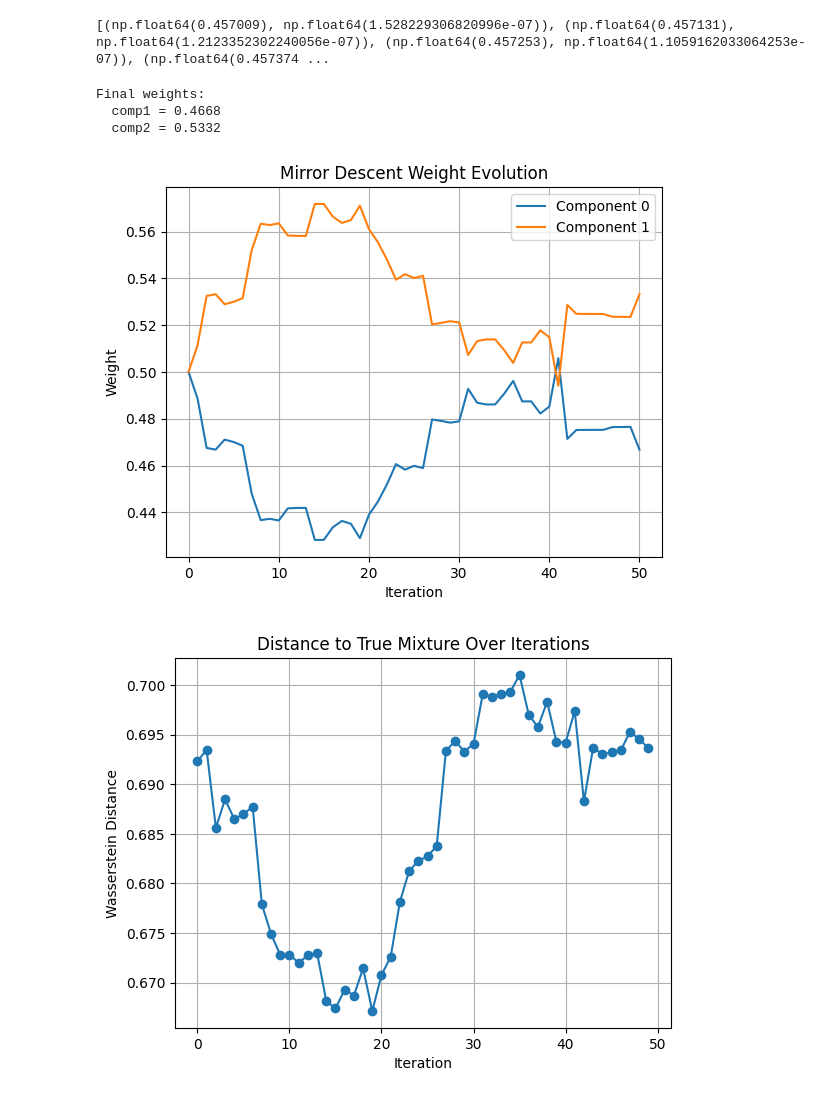
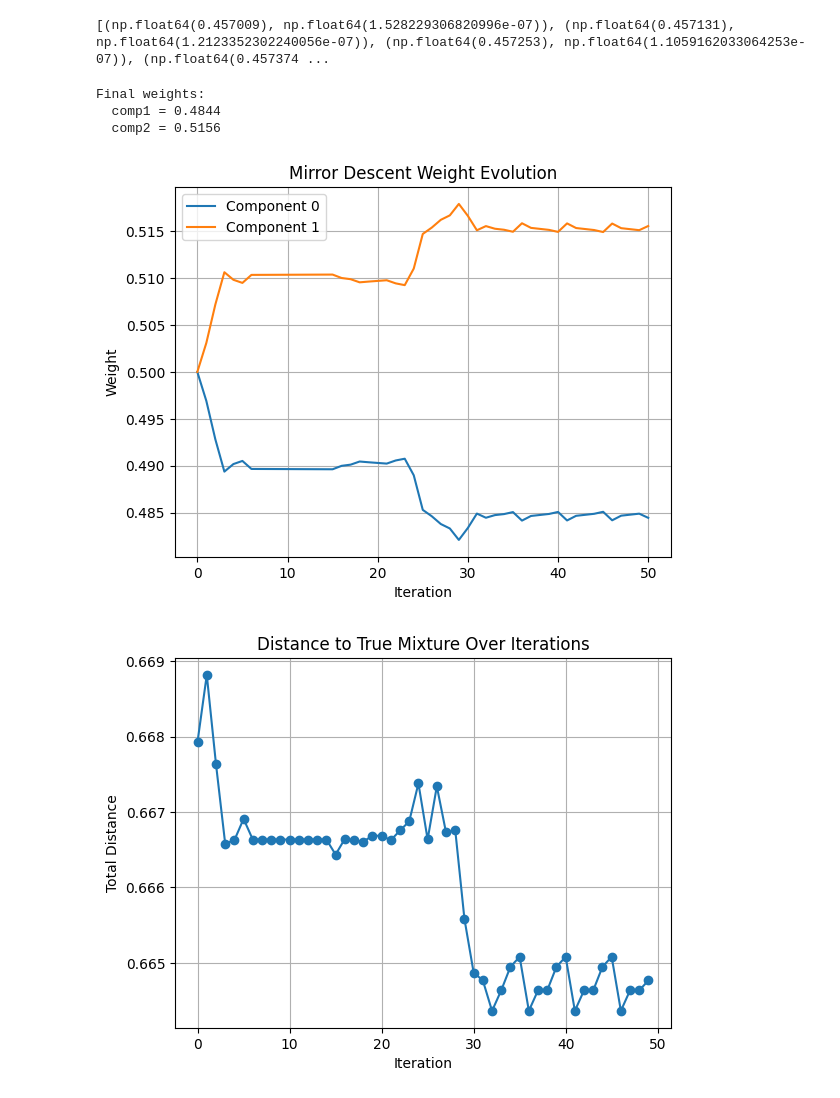
Before and after one commit to janwan2003/wasserstein, a Jupyter notebook: SimpleDecent/final.ipynb, the cells around one changed output. Cells and saved outputs as stored; diff of their text form; code cells hidden in the pictures.

```diff
--- a/SimpleDecent/final.ipynb
+++ b/SimpleDecent/final.ipynb
@@ -91,7 +91,7 @@ def loss_sparse(
     c = reg_distribiution(len(mix.confs), C)
 
     # run sparse mirror‐descent
-    sparse = UtilsSparse(a, b, c, warmstart, M, reg, reg_m1, reg_m2, damp)
+    sparse = UtilsSparse(a, b, c, warmstart, M, reg, reg_m1, reg_m2)
     G, log = sparse.mirror_descent_unbalanced(numItermax=numIter, step_size=step)
 
     # rebuild the full objective
@@ -107,12 +107,12 @@ def mirror_descent_two_weights_sparse(
     mix,
     comp0,
     comp1,
-    lr=1e-4,
+    lr=0.2,
     T=50,
     C=15,
     reg=1.5,
-    reg_m1=333,
-    reg_m2=333,
+    reg_m1=200,
+    reg_m2=200,
     damp=1.0,
     numIter=400,
     step=0.001,
@@ -201,7 +201,7 @@ def mirror_descent_two_weights_sparse(
     return p, np.array(hist), np.array(scores)
 
 
-N = 400
+N = 600
 spectra_signif = [None] * 2
 spectra_signif[0] = signif_features(spectra[0], N)
 spectra_signif[1] = signif_features(spectra[1], N)
@@ -214,26 +214,26 @@ final_p, traj, score_history = mirror_descent_two_weights_sparse(
 # %%
 print("\nFinal weights:")
 print(f"  comp1 = {final_p[0]:.4f}")
 print(f"  comp2 = {final_p[1]:.4f}")
 
 plt.plot(traj[:, 0], label="Component 0")
 plt.plot(traj[:, 1], label="Component 1")
 plt.xlabel("Iteration")
 plt.ylabel("Weight")
 plt.title("Mirror Descent Weight Evolution")
 plt.legend()
 plt.grid(True)
 plt.show()
 
 plt.plot(score_history, marker="o")
 plt.xlabel("Iteration")
-plt.ylabel("Wasserstein Distance")
+plt.ylabel("Total Distance")
 plt.title("Distance to True Mixture Over Iterations")
 plt.grid(True)
 plt.show()
 # %% [output]
 Final weights:
-  comp1 = 0.4668
-  comp2 = 0.5332
+  comp1 = 0.4844
+  comp2 = 0.5156
-[figure, old version]
+[figure, new version]
-[figure, old version]
+[figure, new version]
```
Also changed, not shown: 9 other files.
